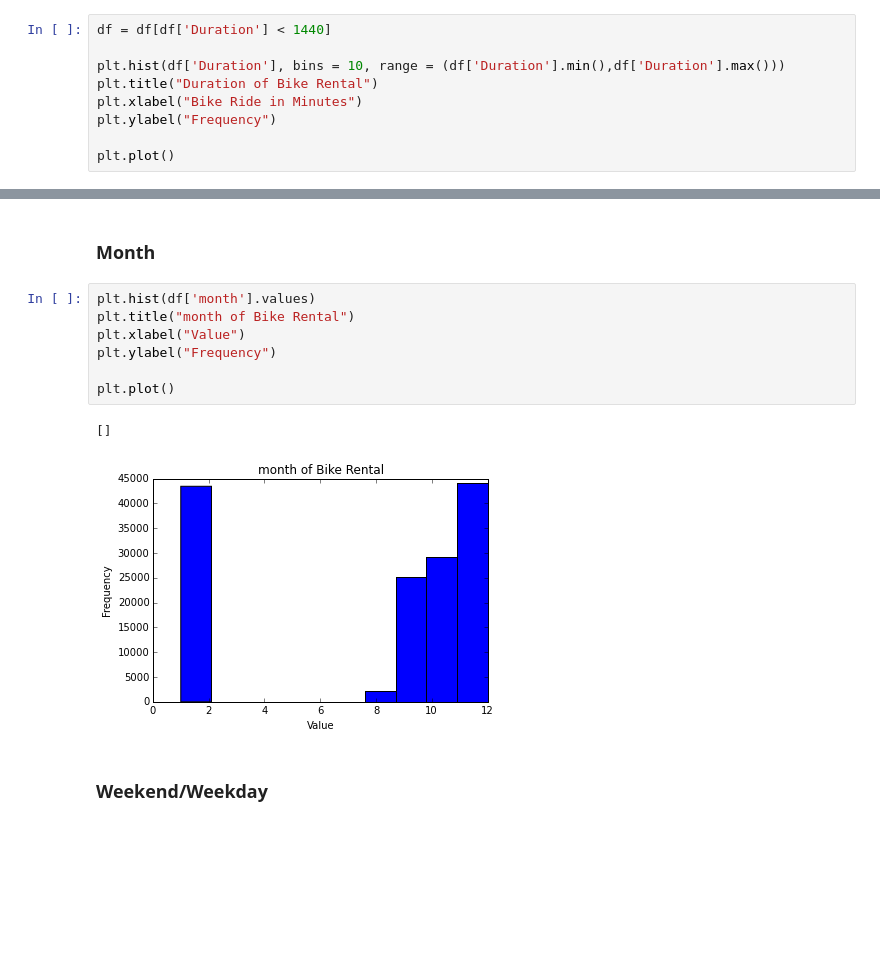
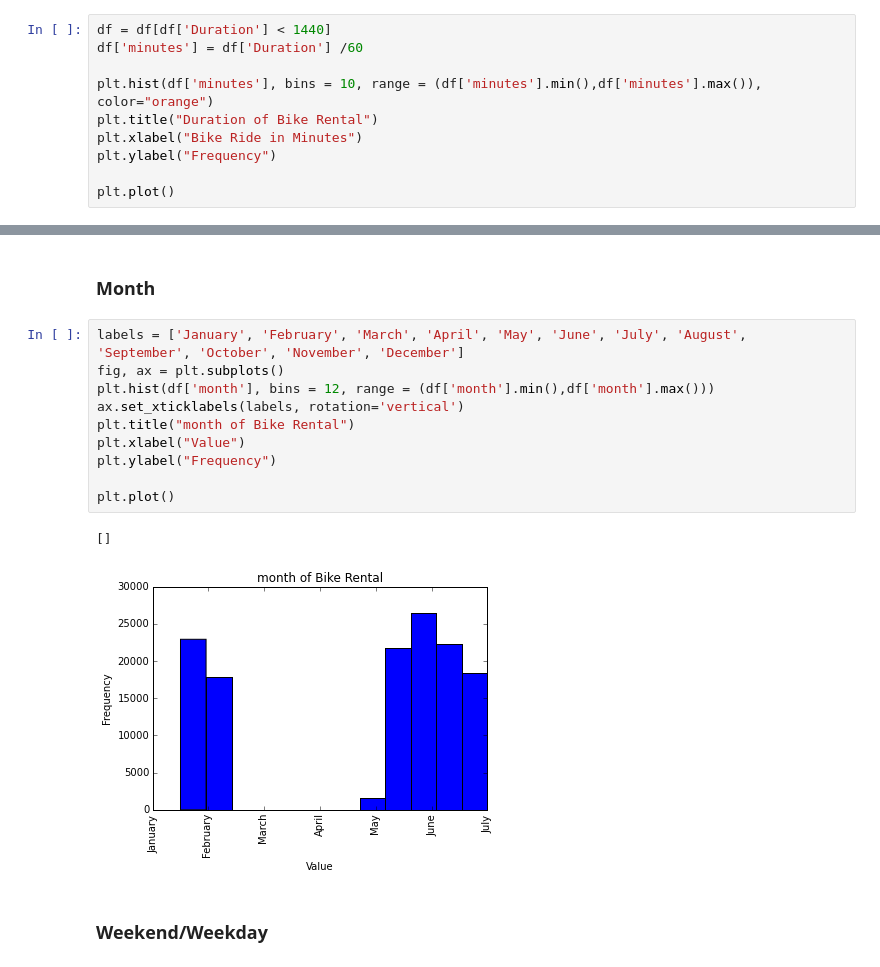
Before and after one commit to binnie869/Bicycle-Mania, a Jupyter notebook: Anubhav_Exploration2.ipynb, the cells around one changed output, grey strips where cells are left out. Saved outputs shown, nothing was run; the diff lists cells and outputs as text; blank space fills up the shorter version.

```diff
--- a/Anubhav_Exploration2.ipynb
+++ b/Anubhav_Exploration2.ipynb
@@ -21,8 +59,9 @@ df.head()
 ### Duration
 # %%
 df = df[df['Duration'] < 1440]
+df['minutes'] = df['Duration'] /60
 
-plt.hist(df['Duration'], bins = 10, range = (df['Duration'].min(),df['Duration'].max()))
+plt.hist(df['minutes'], bins = 10, range = (df['minutes'].min(),df['minutes'].max()), color="orange")
 plt.title("Duration of Bike Rental")
 plt.xlabel("Bike Ride in Minutes")
 plt.ylabel("Frequency")
@@ -113,15 +235,18 @@ plt.plot()
 # %% [markdown]
 ### Month
 # %%
-plt.hist(df['month'].values)
+labels = ['January', 'February', 'March', 'April', 'May', 'June', 'July', 'August', 'September', 'October', 'November', 'December']
+fig, ax = plt.subplots()
+plt.hist(df['month'], bins = 12, range = (df['month'].min(),df['month'].max()))
+ax.set_xticklabels(labels, rotation='vertical')
 plt.title("month of Bike Rental")
 plt.xlabel("Value")
 plt.ylabel("Frequency")
 
 plt.plot()
 # %% [output]
 []
-[figure, old version]
+[figure, new version]
 # %% [markdown]
 ### Weekend/Weekday
 # %%
```
Also changed, not shown: parts of 18 cells of this notebook, 2 other files.
